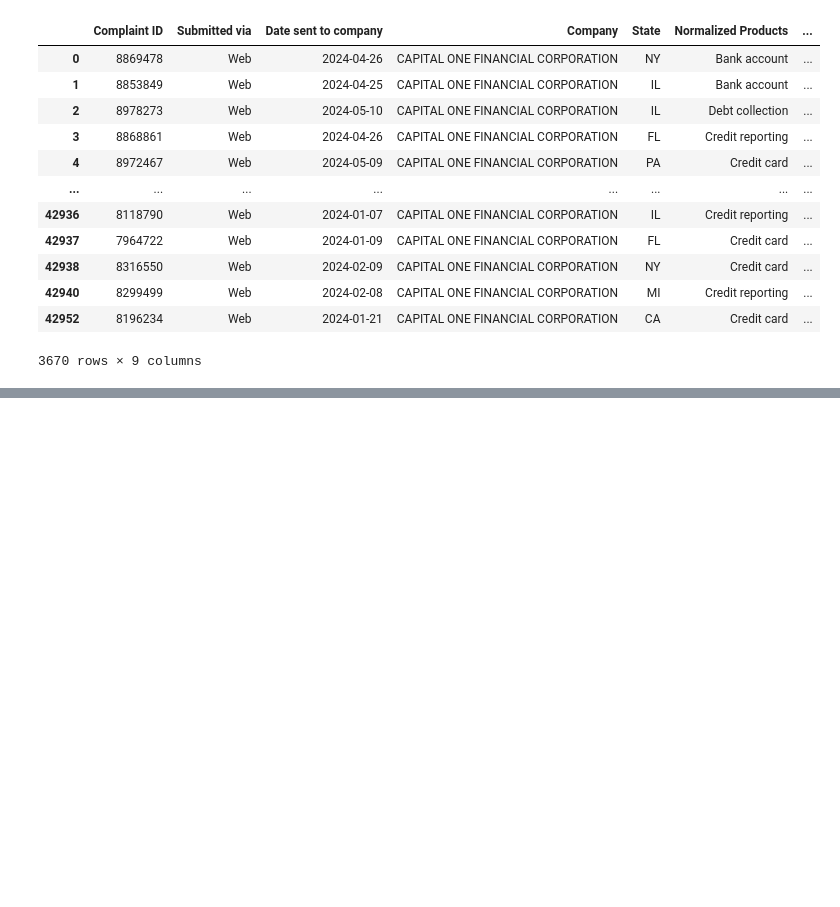
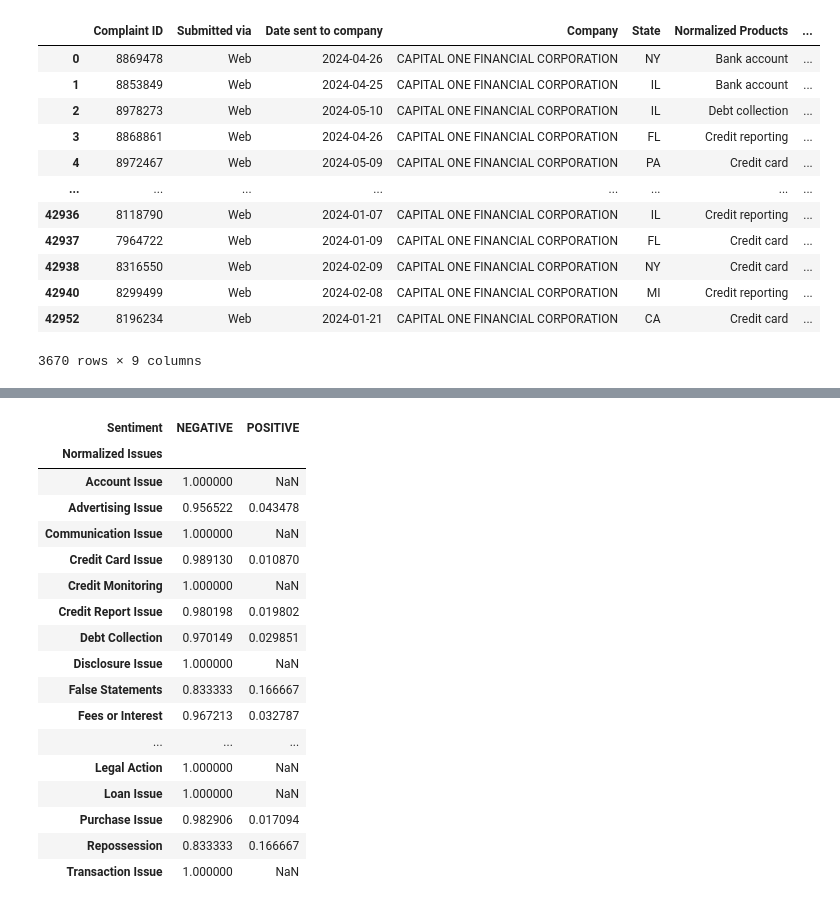
Before and after one commit to anlu5/Portfolio, a Jupyter notebook: capital_one_sentiment_analysis.ipynb, the cells around one changed output, grey strips where cells are left out. Saved outputs shown, nothing was run; the diff lists cells and outputs as text; code cells hidden in the pictures; blank space fills up the shorter version.

```diff
--- a/capital_one_sentiment_analysis.ipynb
+++ b/capital_one_sentiment_analysis.ipynb
@@ -351,0 +395,2 @@ plt.show()
+# %%
+pd.set_option('display.max_colwidth', None)
@@ -351,0 +418,23 @@ plt.show()
+# %%
+# Issue analysis
+issue_sentiment = top_state.groupby('Normalized Issues')['Sentiment'].value_counts(normalize=True).unstack()
+issue_sentiment
+# %% [output]
+| Sentiment | NEGATIVE | POSITIVE |
+| Normalized Issues |  |  |
+| Account Issue | 1.000000 | NaN |
+| Advertising Issue | 0.956522 | 0.043478 |
+| Communication Issue | 1.000000 | NaN |
+| Credit Card Issue | 0.989130 | 0.010870 |
+| Credit Monitoring | 1.000000 | NaN |
+| Credit Report Issue | 0.980198 | 0.019802 |
+| Debt Collection | 0.970149 | 0.029851 |
+| Disclosure Issue | 1.000000 | NaN |
+| False Statements | 0.833333 | 0.166667 |
+| Fees or Interest | 0.967213 | 0.032787 |
+| ... | ... | ... |
+| Legal Action | 1.000000 | NaN |
+| Loan Issue | 1.000000 | NaN |
+| Purchase Issue | 0.982906 | 0.017094 |
+| Repossession | 0.833333 | 0.166667 |
+| Transaction Issue | 1.000000 | NaN |
```
Also changed, not shown: parts of 19 cells of this notebook.
